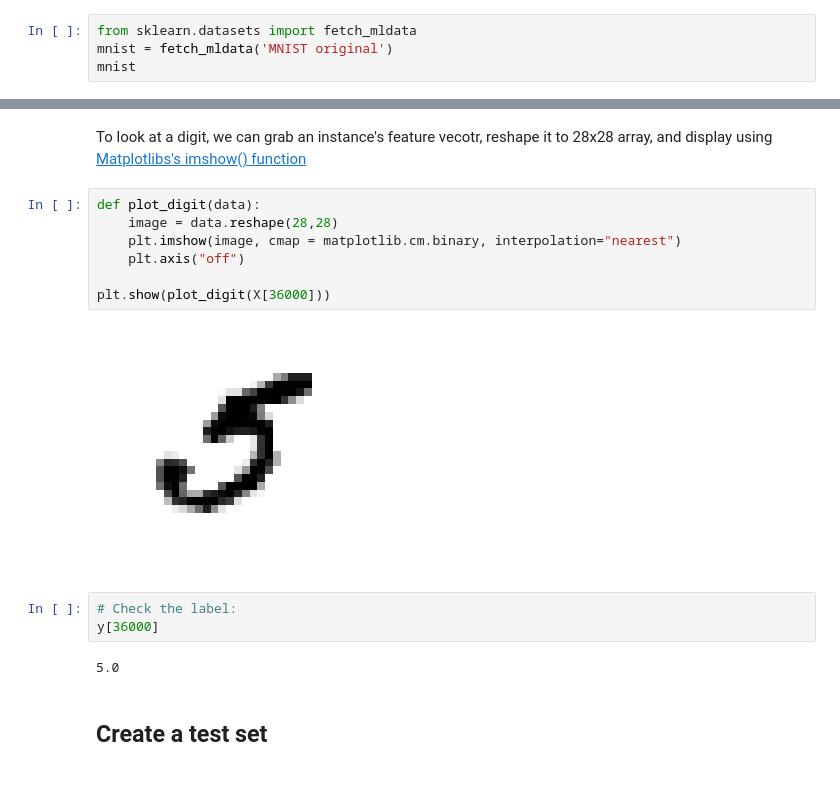
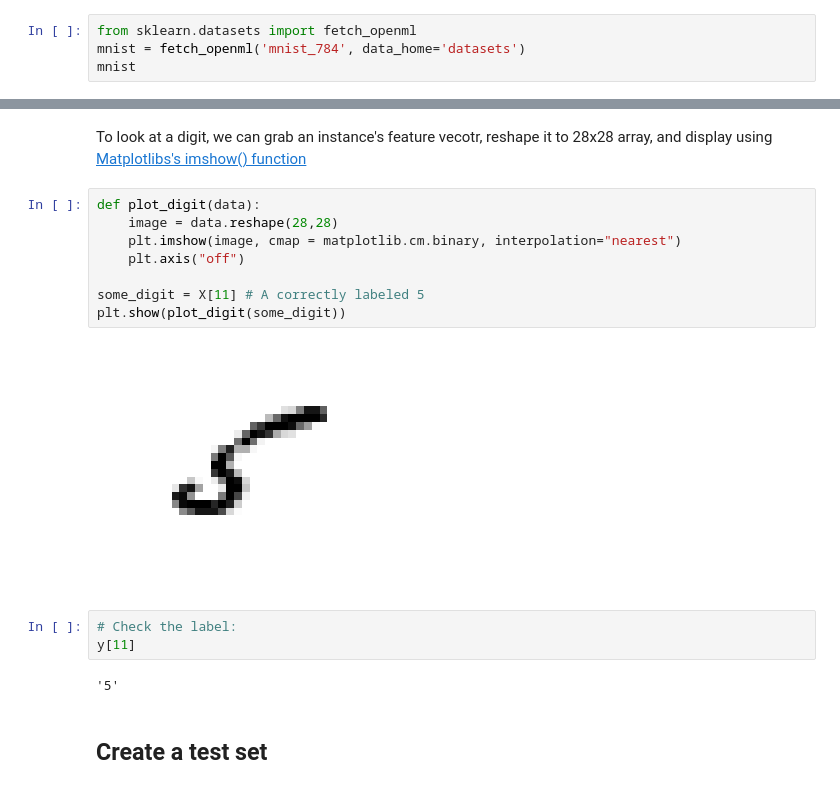
Before and after one commit to stigbd/handson-ml, a Jupyter notebook: ch-3_Classifcation.ipynb, the cells around one changed output, grey strips where cells are left out. Cells and saved outputs as stored; diff of their text form.

```diff
--- a/ch-3_Classifcation.ipynb
+++ b/ch-3_Classifcation.ipynb
@@ -20,7 +24,7 @@ plt.rcParams['ytick.labelsize'] = 12
 # %% [markdown]
 In ths chapter the MNIS dataset is used. It is a set of 70,000 small images of handwritten digits. Each image is labeled with the digit it represents. Scikit-Learn provides a helper function to download MINST.
 # %%
-from sklearn.datasets import fetch_mldata
-mnist = fetch_mldata('MNIST original')
+from sklearn.datasets import fetch_openml
+mnist = fetch_openml('mnist_784', data_home='datasets')
 mnist
 # %% [output]
@@ -57,17 +68,18 @@ To look at a digit, we can grab an instance's feature vecotr, reshape it to 28x2
 # %%
 def plot_digit(data):
     image = data.reshape(28,28)
     plt.imshow(image, cmap = matplotlib.cm.binary, interpolation="nearest")
     plt.axis("off")
 
-plt.show(plot_digit(X[36000]))
+some_digit = X[11] # A correctly labeled 5
+plt.show(plot_digit(some_digit))
 # %% [output]
-[figure, old version]
+[figure, new version]
 # %%
 # Check the label:
-y[36000]
+y[11]
 # %% [output]
-5.0
+'5'
 # %% [markdown]
 ## Create a test set
 # %%
```
Also changed, not shown: parts of 13 cells of this notebook, 4 other files.
